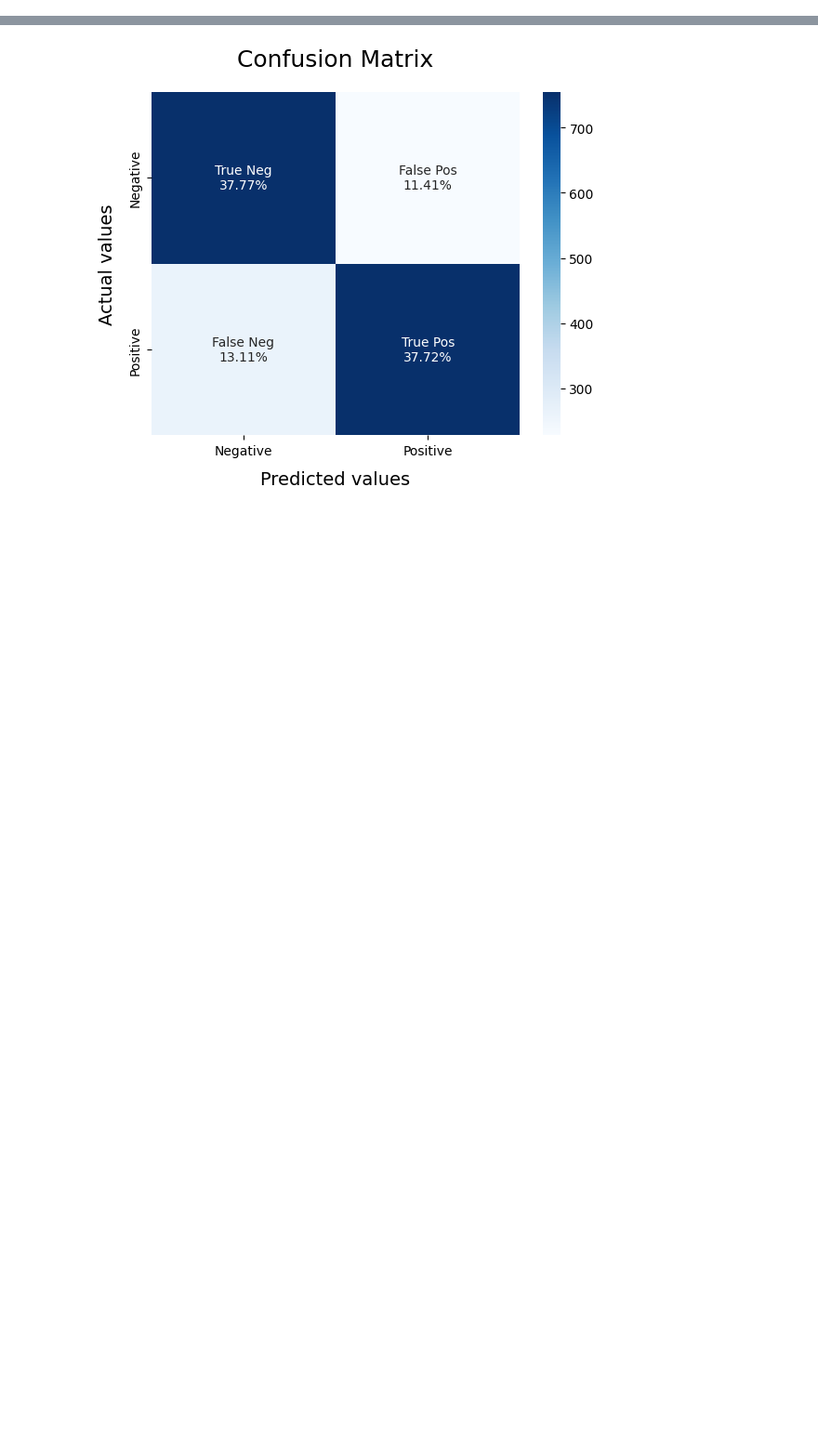
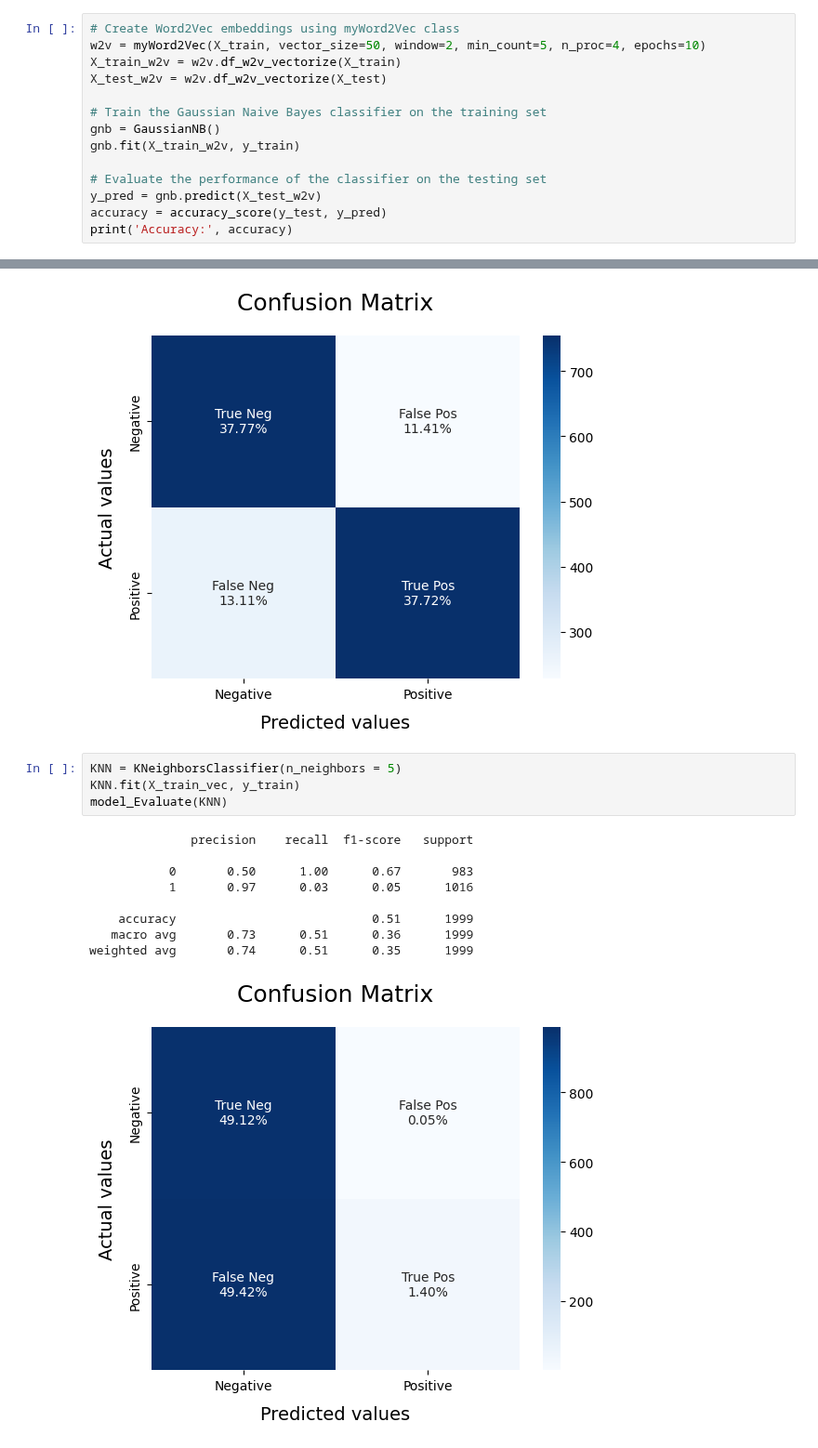
Before and after one commit to thaaoliveira1/Sentiment-Analysis-Twitter-Python, a Jupyter notebook: Bernouill_Regression_SVC.ipynb, the cells around one changed output, grey strips where cells are left out. Shown at 93% size. Saved outputs shown, nothing was run; the diff lists cells and outputs as text; blank space fills up the shorter version.

```diff
--- a/Bernouill_Regression_SVC.ipynb
+++ b/Bernouill_Regression_SVC.ipynb
@@ -129,0 +179,14 @@ weighted avg       0.76      0.76      0.76      1999
+# %%
+# Create Word2Vec embeddings using myWord2Vec class
+w2v = myWord2Vec(X_train, vector_size=50, window=2, min_count=5, n_proc=4, epochs=10)
+X_train_w2v = w2v.df_w2v_vectorize(X_train)
+X_test_w2v = w2v.df_w2v_vectorize(X_test)
+
+# Train the Gaussian Naive Bayes classifier on the training set
+gnb = GaussianNB()
+gnb.fit(X_train_w2v, y_train)
+
+# Evaluate the performance of the classifier on the testing set
+y_pred = gnb.predict(X_test_w2v)
+accuracy = accuracy_score(y_test, y_pred)
+print('Accuracy:', accuracy)
@@ -159,3 +224,17 @@ model_Evaluate(LRmodel)
    macro avg       0.76      0.76      0.75      1999
 weighted avg       0.76      0.75      0.75      1999
 [figure]
+# %%
+KNN = KNeighborsClassifier(n_neighbors = 5)
+KNN.fit(X_train_vec, y_train)
+model_Evaluate(KNN)
+# %% [output]
+              precision    recall  f1-score   support
+
+           0       0.50      1.00      0.67       983
+           1       0.97      0.03      0.05      1016
+
+    accuracy                           0.51      1999
+   macro avg       0.73      0.51      0.36      1999
+weighted avg       0.74      0.51      0.35      1999
+[figure, added]
```
Also changed, not shown: parts of 5 cells of this notebook.
